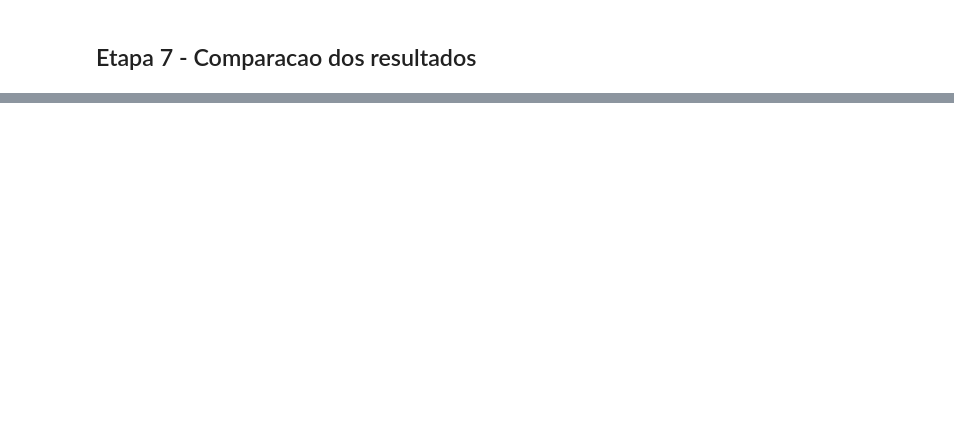
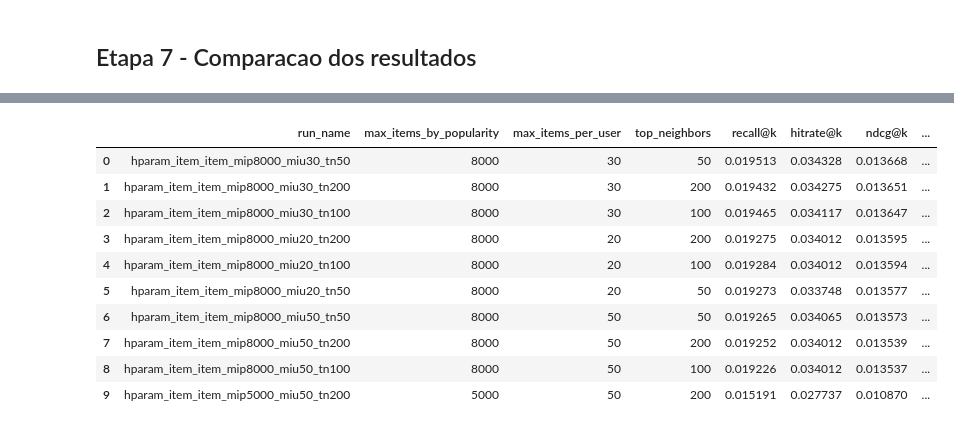
Before and after one commit to efralmeida/tc2-e-commerce, a Jupyter notebook: notebook/baseline_experiments.ipynb, the cells around one changed output, grey strips where cells are left out. Cells and saved outputs as stored; diff of their text form; code cells hidden in the pictures; blank space fills up the shorter version.

Commit message:
validação e teste de baselines

```diff
--- a/notebook/baseline_experiments.ipynb
+++ b/notebook/baseline_experiments.ipynb
@@ -288,14 +338,21 @@ runs_df = mlflow.search_runs(experiment_ids=[experiment.experiment_id])
 
 # Selecionar apenas colunas relevantes e ordenar por NDCG
 comparison_df = runs_df[
-    ["tags.mlflow.runName", "params.model_type", "metrics.recall@k", "metrics.hitrate@k", "metrics.ndcg@k", "metrics.map@k"]
-].sort_values("metrics.ndcg@k", ascending=False)
+    [
+        "tags.mlflow.runName",
+        "params.model_type",
+        "metrics.recall_at_k",
+        "metrics.hitrate_at_k",
+        "metrics.ndcg_at_k",
+        "metrics.map_at_k",
+        "metrics.runtime_seconds",
+    ]
+].sort_values("metrics.ndcg_at_k", ascending=False)
 
 print("\n=== Comparacao de Baselines ===")
 print(comparison_df.to_string(index=False))
 
 # ===== ARTEFATOS PARA DVC (Reprodutibilidade) =====
-# Criar diretorio para dados processados
 processed_dir = Path("../data/processed")
 processed_dir.mkdir(exist_ok=True)
 
@@ -309,6 +366,7 @@ models_dir = Path("../models")
 models_dir.mkdir(exist_ok=True)
 
 import json
+
 with open(models_dir / "dummy_recommendations.json", "w") as f:
     json.dump({str(u): v for u, v in dummy_recs.items()}, f)
 
@@ -319,7 +377,7 @@ with open(models_dir / "baseline_item_item_recommendations.json", "w") as f:
 metrics_summary = {
     "dummy_metrics": dummy_metrics,
     "baseline_metrics": baseline_metrics,
-    "comparison": comparison_df.to_dict(orient="records")
+    "comparison": comparison_df.to_dict(orient="records"),
 }
 with open(models_dir / "baseline_metrics_detailed.json", "w") as f:
     json.dump(metrics_summary, f, indent=2)
@@ -327,7 +385,7 @@ with open(models_dir / "baseline_metrics_detailed.json", "w") as f:
 # Salvar CSV para facilitar visualizacao
 comparison_df.to_csv(models_dir / "baseline_experiments_comparison.csv", index=False)
 
-print(f"\n✅ Artefatos salvos para versionamento DVC:")
+print("\nArtefatos salvos para versionamento DVC:")
 print(f"   - {processed_dir / 'train.csv'}")
 print(f"   - {processed_dir / 'valid.csv'}")
 print(f"   - {processed_dir / 'test.csv'}")
@@ -343,0 +518,72 @@ print(f"   - {models_dir / 'baseline_experiments_comparison.csv'}")
+# %%
+# Busca de hiperparametros (somente validacao)
+search_space = {
+    "max_items_by_popularity": [3000, 5000, 8000],
+    "max_items_per_user": [20, 30, 50],
+    "top_neighbors": [50, 100, 200],
+}
+
+grid_results = []
+for mip, miu, tn in product(
+    search_space["max_items_by_popularity"],
+    search_space["max_items_per_user"],
+    search_space["top_neighbors"],
+):
+    run_name = f"hparam_item_item_mip{mip}_miu{miu}_tn{tn}"
+    with mlflow.start_run(run_name=run_name):
+        t0 = time.time()
+
+        recs_valid, metrics_valid = run_item_item_for_split(
+            train_hist=train_user_items,
+            eval_truth=valid_user_items,
+            top_k=TOP_K,
+            max_items_by_popularity=mip,
+            max_items_per_user=miu,
+            top_neighbors=tn,
+        )
+
+        mlflow.log_param("model_type", "item_item_covisit")
+        mlflow.log_param("top_k", TOP_K)
+        mlflow.log_param("max_items_by_popularity", mip)
+        mlflow.log_param("max_items_per_user", miu)
+        mlflow.log_param("top_neighbors", tn)
+        mlflow.log_param("eval_split", "validation")
+
+        for metric_name, metric_value in metrics_valid.items():
+            mlflow.log_metric(sanitize_metric_name(metric_name), metric_value)
+
+        elapsed = time.time() - t0
+        mlflow.log_metric("runtime_seconds", elapsed)
+
+        grid_results.append(
+            {
+                "run_name": run_name,
+                "max_items_by_popularity": mip,
+                "max_items_per_user": miu,
+                "top_neighbors": tn,
+                "recall@k": metrics_valid["recall@k"],
+                "hitrate@k": metrics_valid["hitrate@k"],
+                "ndcg@k": metrics_valid["ndcg@k"],
+                "map@k": metrics_valid["map@k"],
+                "runtime_seconds": elapsed,
+            }
+        )
+
+grid_results_df = pd.DataFrame(grid_results).sort_values("ndcg@k", ascending=False).reset_index(drop=True)
+display(grid_results_df.head(10))
+
+best_cfg = grid_results_df.iloc[0].to_dict()
+print("\nMelhor configuracao na validacao:")
+print(best_cfg)
+# %% [output]
+|  | run_name | max_items_by_popularity | max_items_per_user | top_neighbors | recall@k | hitrate@k | ndcg@k | ... |
+| 0 | hparam_item_item_mip8000_miu30_tn50 | 8000 | 30 | 50 | 0.019513 | 0.034328 | 0.013668 | ... |
+| 1 | hparam_item_item_mip8000_miu30_tn200 | 8000 | 30 | 200 | 0.019432 | 0.034275 | 0.013651 | ... |
+| 2 | hparam_item_item_mip8000_miu30_tn100 | 8000 | 30 | 100 | 0.019465 | 0.034117 | 0.013647 | ... |
+| 3 | hparam_item_item_mip8000_miu20_tn200 | 8000 | 20 | 200 | 0.019275 | 0.034012 | 0.013595 | ... |
+| 4 | hparam_item_item_mip8000_miu20_tn100 | 8000 | 20 | 100 | 0.019284 | 0.034012 | 0.013594 | ... |
+| 5 | hparam_item_item_mip8000_miu20_tn50 | 8000 | 20 | 50 | 0.019273 | 0.033748 | 0.013577 | ... |
+| 6 | hparam_item_item_mip8000_miu50_tn50 | 8000 | 50 | 50 | 0.019265 | 0.034065 | 0.013573 | ... |
+| 7 | hparam_item_item_mip8000_miu50_tn200 | 8000 | 50 | 200 | 0.019252 | 0.034012 | 0.013539 | ... |
+| 8 | hparam_item_item_mip8000_miu50_tn100 | 8000 | 50 | 100 | 0.019226 | 0.034012 | 0.013537 | ... |
+| 9 | hparam_item_item_mip5000_miu50_tn200 | 5000 | 50 | 200 | 0.015191 | 0.027737 | 0.010870 | ... |
```
Also changed, not shown: parts of 10 cells of this notebook, 6 other files.
